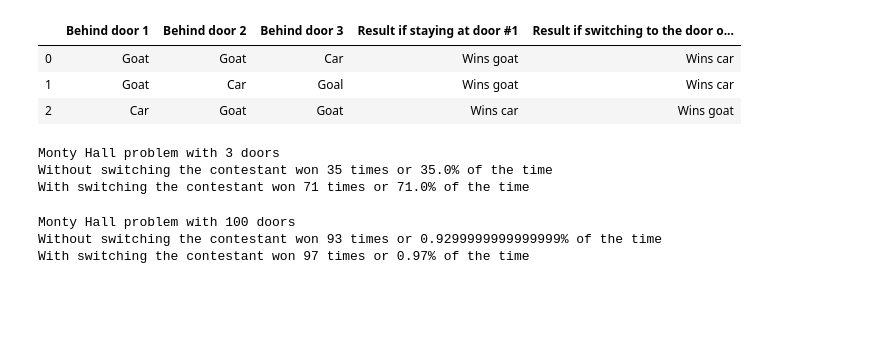
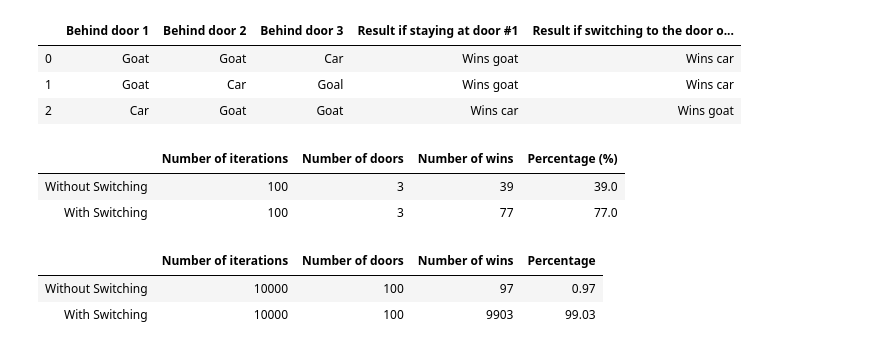
Before and after one commit to pots7878/Random_Processes, a Jupyter notebook: lab02_Random_Processes.ipynb, the cells around one changed output. Drawn from its saved outputs; the diff is of its cells as text; code cells hidden in the pictures; blank space fills up the shorter version.

Commit message:
Finished Monty Hall Problem. Report and final comments need to be added

```diff
--- a/lab02_Random_Processes.ipynb
+++ b/lab02_Random_Processes.ipynb
@@ -126,31 +130,3 @@ df
 | 0 | Goat | Goat | Car | Wins goat | Wins car |
 | 1 | Goat | Car | Goal | Wins goat | Wins car |
 | 2 | Car | Goat | Goat | Wins car | Wins goat |
-# %%
-import random
-
-def montyHall(switch_door, n_doors = 3):
-
-    #randomly chosen int 1, 2, or 3 to represent door with car behind it
-    car_door = random.randint(1, n_doors)
-    #randomly chosen int 1, 2, or 3 to represent door that the contestant chooses
-    contestant_door = random.randint(1, n_doors)
-
-    #if the switch_door boolean is set to True
-    if switch_door:
-        #if the contestant picked door 2 then host reveals door 3.
-        #Else host reveals door 2
-        if contestant_door == 2:
-            host_door = 3
-        else:
-            host_door = 2
-
-        #make the switch by choosing any other door than the
-        #initially selected one and the one just opened by host to reveal a goat
-        available_doors = [x for x in range(1, n_doors+1)
-                           if x not in (contestant_door, host_door)]
-
-        contestant_door = random.choice(available_doors)
-
-    #return true or false
-    return contestant_door == 1
@@ -171,24 +200,27 @@ def run_N_montyHall(N, switch_door, n_doors = 3):
 # %%
 #assign initial conditions
 num_door = 3
 num_test = 100
 
 #run tests without and with switch
 num_wins_without_switch = run_N_montyHall(num_test, False, num_door)
 num_wins_with_switch = run_N_montyHall(num_test, True, num_door)
 
 #calculate probability
 prob_without_switch = num_wins_without_switch/num_test
 prob_with_switch = num_wins_with_switch/num_test
 
-#report outputs
-print("Monty Hall problem with {} doors".format(num_door))
-print("Without switching the contestant won {} times or {}% of the time".format(num_wins_without_switch, prob_without_switch*100))
-print("With switching the contestant won {} times or {}% of the time".format(num_wins_with_switch, prob_with_switch*100))
+# #report outputs
+data = {"Number of iterations":[num_test,num_test],
+        "Number of doors":[num_door,num_door],
+        "Number of wins":[num_wins_without_switch, num_wins_with_switch],
+        "Percentage (%)":[prob_without_switch*100, prob_with_switch*100]}
+df = pd.DataFrame(data, index=['Without Switching', 'With Switching'])
+df
 # %% [output]
-Monty Hall problem with 3 doors
-Without switching the contestant won 35 times or 35.0% of the time
-With switching the contestant won 71 times or 71.0% of the time
+|  | Number of iterations | Number of doors | Number of wins | Percentage (%) |
+| Without Switching | 100 | 3 | 39 | 39.0 |
+| With Switching | 100 | 3 | 77 | 77.0 |
 # %%
 #assign initial conditions
 #For part three generalize code to simulate when there are 100 doors
@@ -203,11 +235,14 @@ num_wins_with_switch = run_N_montyHall(num_test, True, num_door)
 prob_without_switch = num_wins_without_switch/num_test
 prob_with_switch = num_wins_with_switch/num_test
 
-#report outputs
-print("Monty Hall problem with {} doors".format(num_door))
-print("Without switching the contestant won {} times or {}% of the time".format(num_wins_without_switch, prob_without_switch*100))
-print("With switching the contestant won {} times or {}% of the time".format(num_wins_with_switch, prob_with_switch*100))
+# #report outputs
+data = {"Number of iterations":[num_test,num_test],
+        "Number of doors":[num_door,num_door],
+        "Number of wins":[num_wins_without_switch, num_wins_with_switch],
+        "Percentage (%)":[prob_without_switch*100, prob_with_switch*100]}
+df = pd.DataFrame(data, index=['Without Switching', 'With Switching'])
+df
 # %% [output]
-Monty Hall problem with 100 doors
-Without switching the contestant won 93 times or 0.9299999999999999% of the time
-With switching the contestant won 97 times or 0.97% of the time
+|  | Number of iterations | Number of doors | Number of wins | Percentage |
+| Without Switching | 10000 | 100 | 97 | 0.97 |
+| With Switching | 10000 | 100 | 9903 | 99.03 |
```
Also changed, not shown: parts of 5 cells of this notebook.
